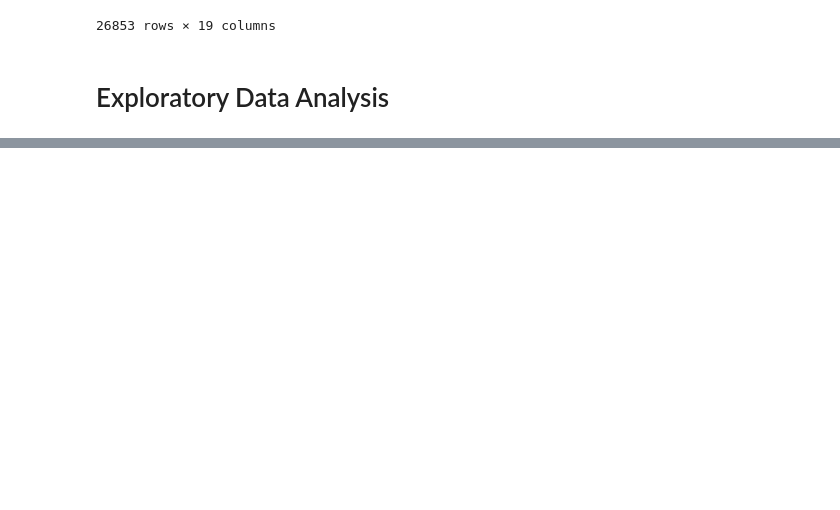
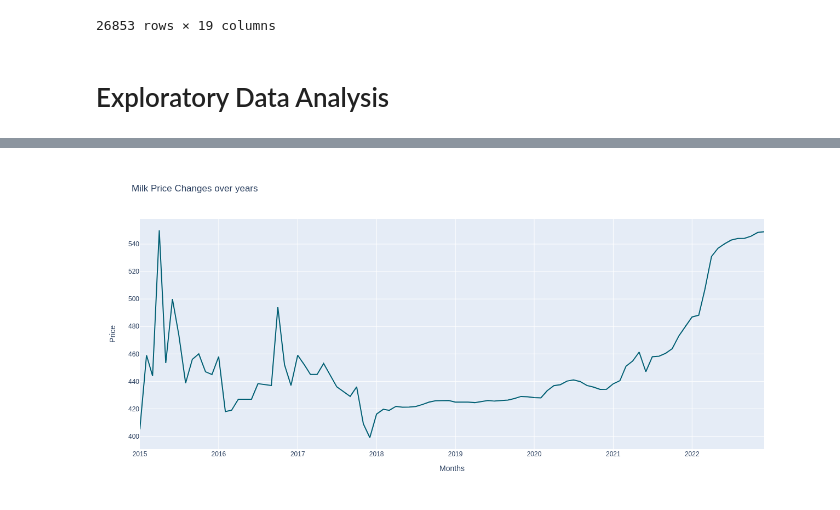
Before and after one commit to TatKhachatryan/Time-Series-Analysis-Project, a Jupyter notebook: ts_analysis_food_prices_arm.ipynb, the cells around one changed output, grey strips where cells are left out. Cells and saved outputs as stored; diff of their text form; code cells hidden in the pictures; blank space fills up the shorter version.

```diff
--- a/ts_analysis_food_prices_arm.ipynb
+++ b/ts_analysis_food_prices_arm.ipynb
@@ -177,9 +189,12 @@ milkData = milkData.reset_index()
 fig = go.Figure(data=go.Scatter(x=milkData['Date_Month'].astype(dtype=str),
                         y=milkData['Price'],
                         marker_color='#005F73', text="counts"))
-fig.update_layout({"title": 'Milk Price Changes over years',
-                   "xaxis": {"title":"Months"},
-                   "yaxis": {"title":"Price"},
-                   "showlegend": False})
-fig.show()
+fig.update_layout(autosize=False,
+                  width=1300,
+                  height=600,
+                  title = 'Milk Price Changes over years',
+                  xaxis={"title":"Months"},
+                  yaxis= {"title":"Price"},
+                  showlegend=False)
+fig.show(renderer='png')
 # %% [output]
@@ -186,0 +201 @@ fig.show()
+[figure, added]
```
Also changed, not shown: parts of 8 cells of this notebook.
